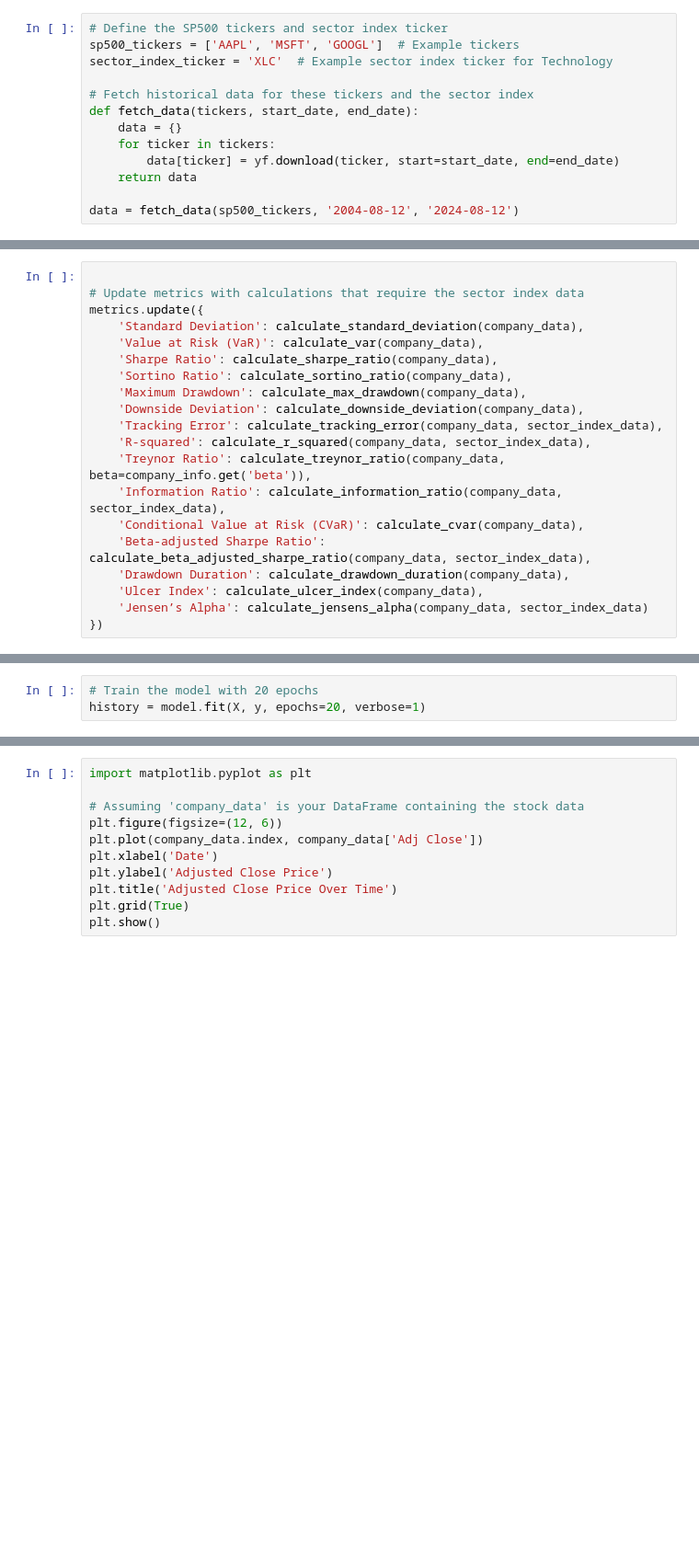
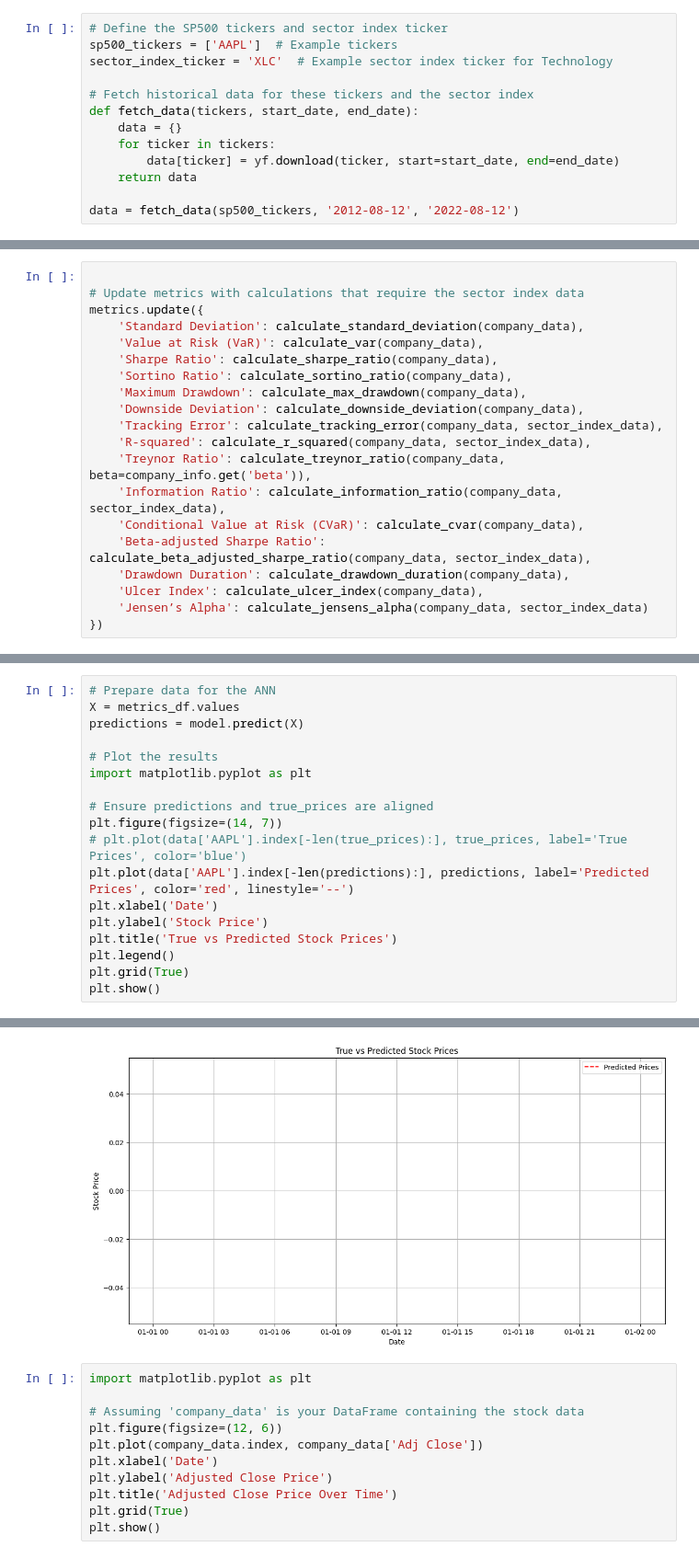
Before and after one commit to tanishhky/ArbitrageForSP500, a Jupyter notebook: main.ipynb, the cells around one changed output, grey strips where cells are left out. Shown at 92% size. Saved outputs shown, nothing was run; the diff lists cells and outputs as text; blank space fills up the shorter version.

Commit message:
model done, output shape mismatch

```diff
--- a/main.ipynb
+++ b/main.ipynb
@@ -9,7 +9,7 @@ from sklearn.preprocessing import StandardScaler
 from sklearn.model_selection import train_test_split
 # %%
 # Define the SP500 tickers and sector index ticker
-sp500_tickers = ['AAPL', 'MSFT', 'GOOGL']  # Example tickers
+sp500_tickers = ['AAPL']  # Example tickers
 sector_index_ticker = 'XLC'  # Example sector index ticker for Technology
 
 # Fetch historical data for these tickers and the sector index
@@ -19,6 +19,6 @@ def fetch_data(tickers, start_date, end_date):
         data[ticker] = yf.download(ticker, start=start_date, end=end_date)
     return data
 
-data = fetch_data(sp500_tickers, '2004-08-12', '2024-08-12')
+data = fetch_data(sp500_tickers, '2012-08-12', '2022-08-12')
 # %% [output]
 [*********************100%%**********************]  1 of 1 completed
@@ -350,4 +351 @@ Epoch 20/20
 <keras.src.callbacks.history.History at 0x...>
-# %%
-# Train the model with 20 epochs
-history = model.fit(X, y, epochs=20, verbose=1)
@@ -359,0 +428,19 @@ Input 0 of layer "dense_9" is incompatible with the layer: expected axis -1 of i
+# %%
+# Prepare data for the ANN
+X = metrics_df.values
+predictions = model.predict(X)
+
+# Plot the results
+import matplotlib.pyplot as plt
+
+# Ensure predictions and true_prices are aligned
+plt.figure(figsize=(14, 7))
+# plt.plot(data['AAPL'].index[-len(true_prices):], true_prices, label='True Prices', color='blue')
+plt.plot(data['AAPL'].index[-len(predictions):], predictions, label='Predicted Prices', color='red', linestyle='--')
+plt.xlabel('Date')
+plt.ylabel('Stock Price')
+plt.title('True vs Predicted Stock Prices')
+plt.legend()
+plt.grid(True)
+plt.show()
+# %% [output]
@@ -360,3 +448,4 @@ Input 0 of layer "dense_9" is incompatible with the layer: expected axis -1 of i
+[figure, added]
 # %%
 import matplotlib.pyplot as plt
 
```
Also changed, not shown: parts of 13 cells of this notebook, 3 other files.
